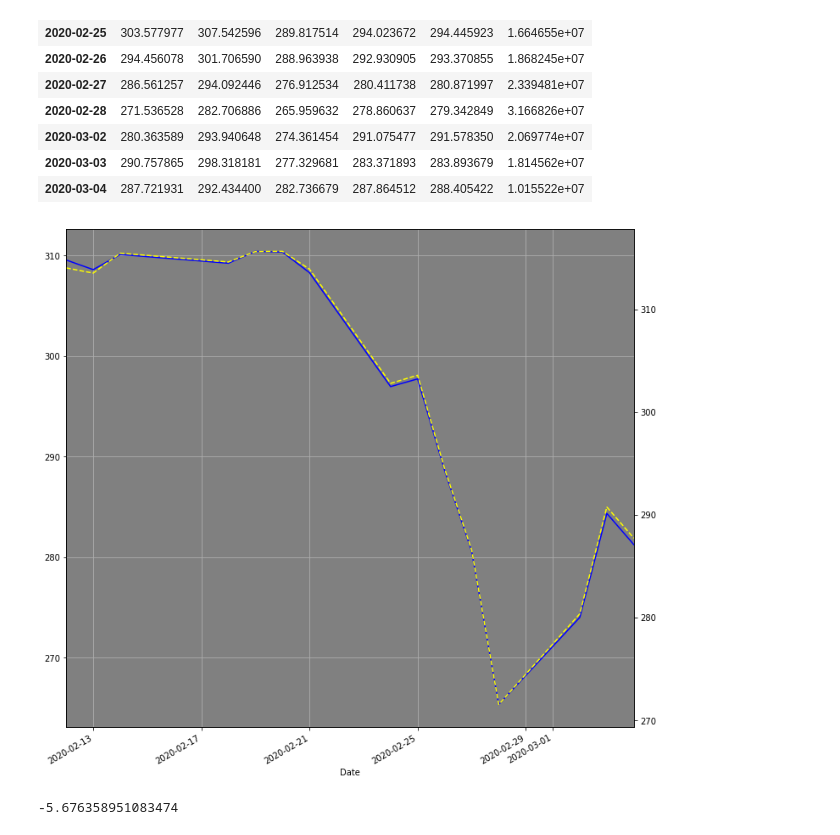
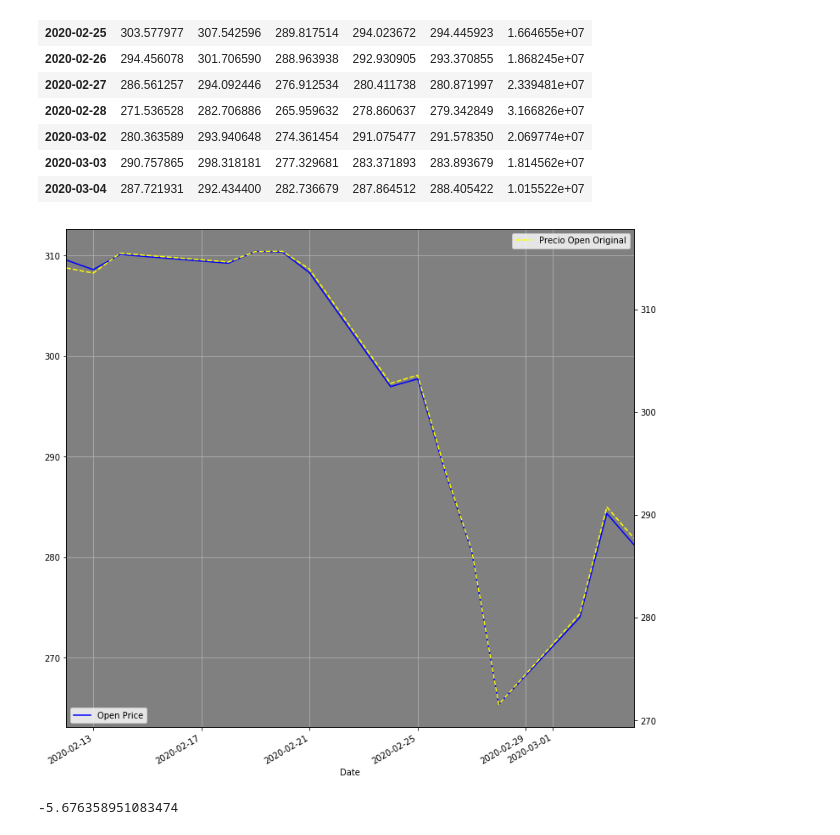
Before and after one commit to jibo16/CriptoPredictor, a Jupyter notebook: src/Proyecto.ipynb, the cells around one changed output. Cells and saved outputs as stored; diff of their text form; code cells hidden in the pictures.

```diff
--- a/src/Proyecto.ipynb
+++ b/src/Proyecto.ipynb
@@ -656,13 +701,15 @@ f_VOO
 # %%
 fig = plt.figure(figsize=(12,12))
 ax = plt.axes()
 ax.set_facecolor('grey')
 ax1= X_test_VOO['Open'].plot(c='blue',grid=True, label='Open Price')
 ax2= f_VOO.Open.plot(c='yellow', ls='--',grid=True,secondary_y=True,label='Precio Open Original')
+ax1.legend(loc='lower left')
+ax2.legend()
 plt.savefig('../images/RealvsPredVOO.png')
 plt.show()
 # %% [output]
-[figure, old version]
+[figure, new version]
 # %%
 forecast_errors = [X_test_VOO.Open[i]-f_VOO.Open[i] for i in range(len(X_test_VOO.Open))]
 bias = sum(forecast_errors)* 1.0/len(X_test_VOO.Open)
```
Also changed, not shown: parts of 8 cells of this notebook, 8 other files.
